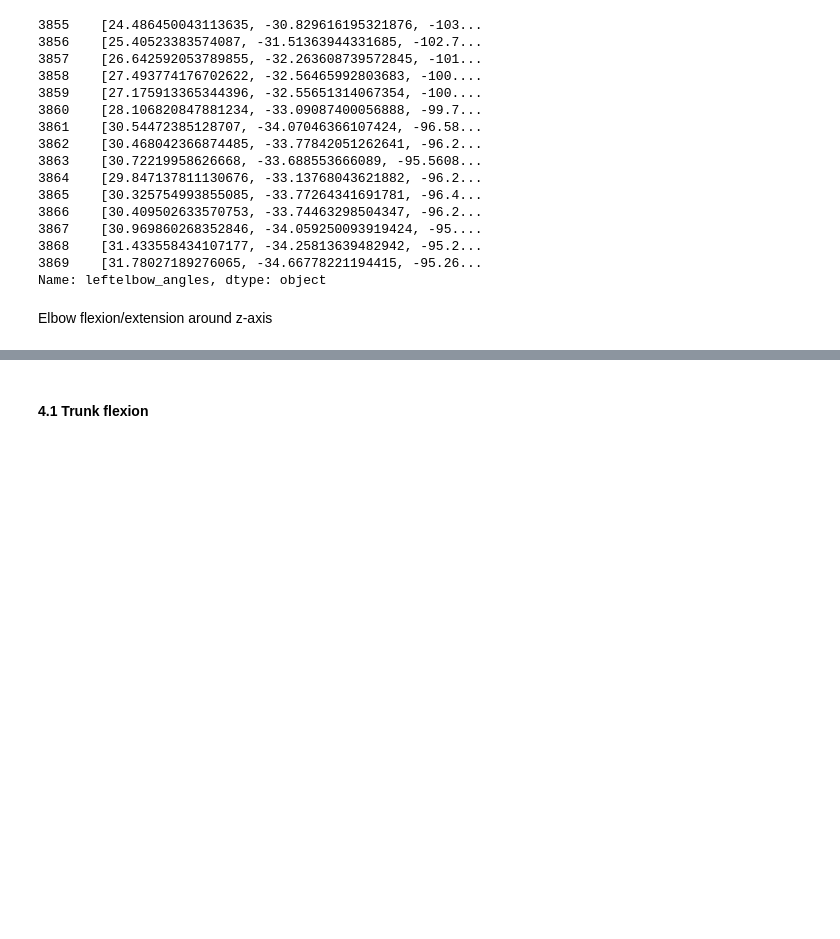
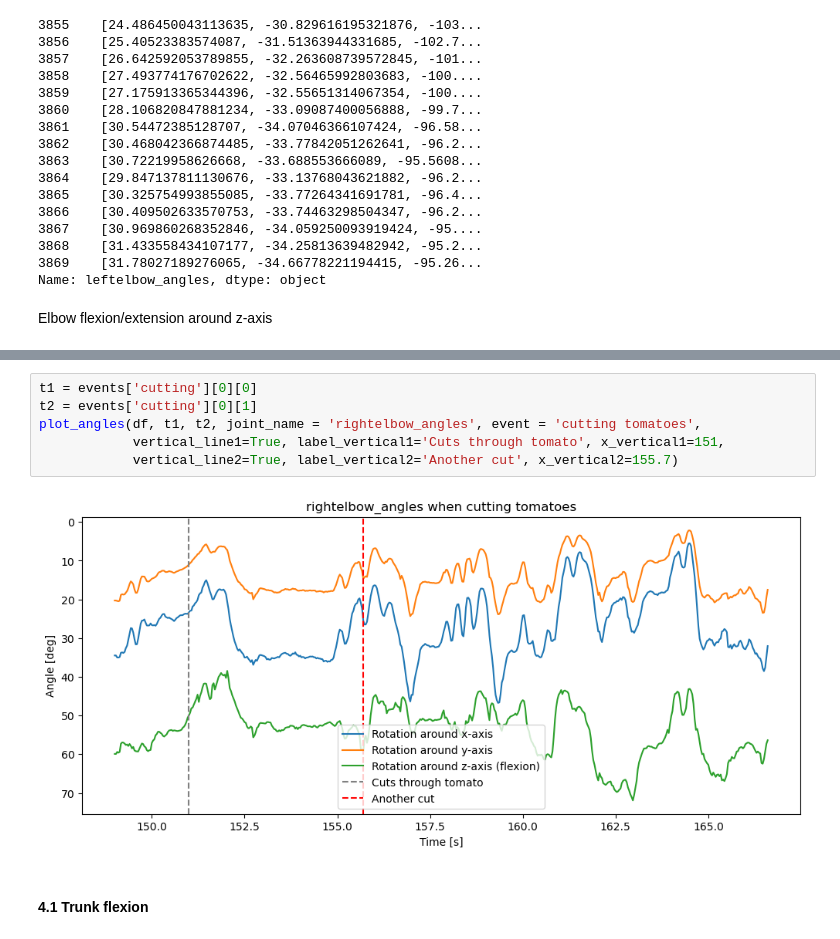
Before and after one commit to FranklinLeong/dexterity_assessment_CL, a Jupyter notebook: src/exploratory.ipynb, the cells around one changed output, grey strips where cells are left out. Saved outputs shown, nothing was run; the diff lists cells and outputs as text; blank space fills up the shorter version.

```diff
--- a/src/exploratory.ipynb
+++ b/src/exploratory.ipynb
@@ -401,3 +401,11 @@ plot_angles(df, 5, 9, 'rightelbow_angles', event= 'picking the knife',
+# %%
+t1 = events['cutting'][0][0]
+t2 = events['cutting'][0][1]
+plot_angles(df, t1, t2, joint_name = 'rightelbow_angles', event = 'cutting tomatoes',
+            vertical_line1=True, label_vertical1='Cuts through tomato', x_vertical1=151,
+            vertical_line2=True, label_vertical2='Another cut', x_vertical2=155.7)
+# %% [output]
+[figure, added]
 # %% [markdown]
 #### 4.1 Trunk flexion
 # %%
```
Also changed, not shown: parts of 9 cells of this notebook, 1 other file.
